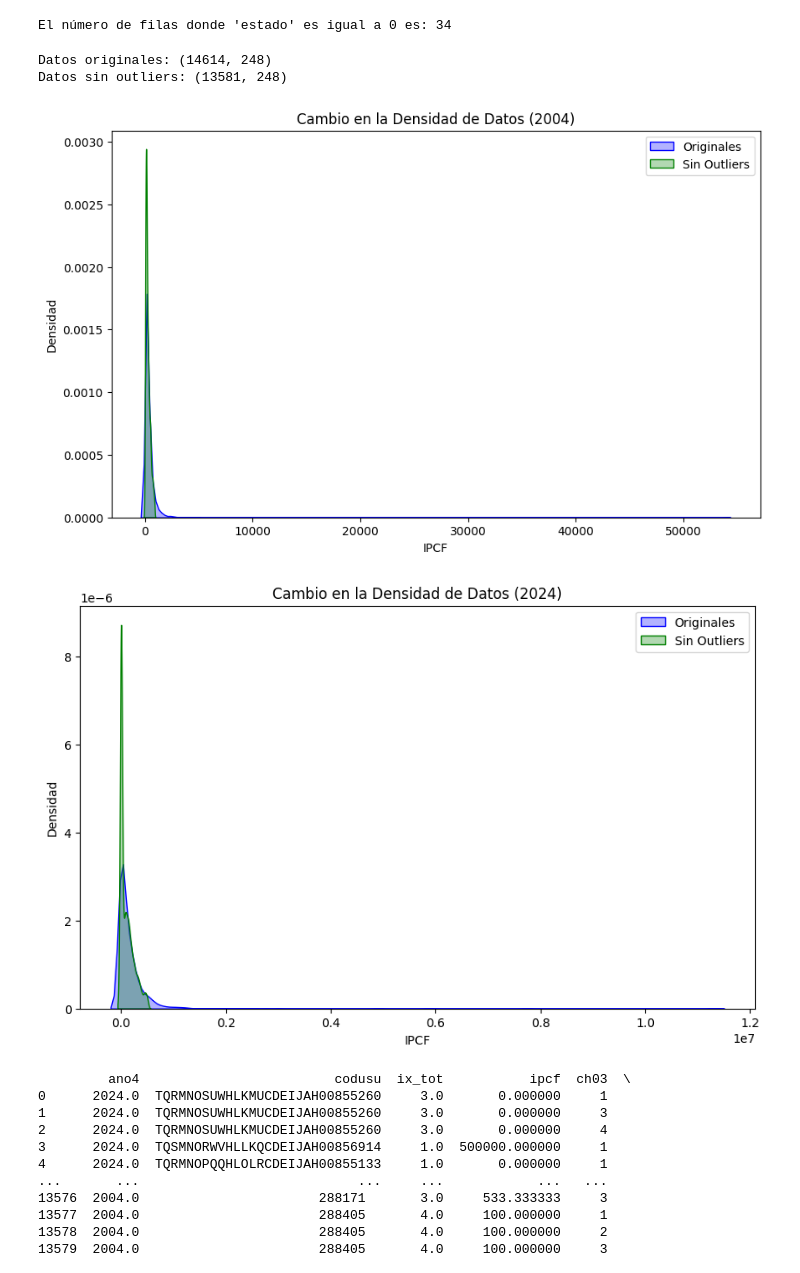
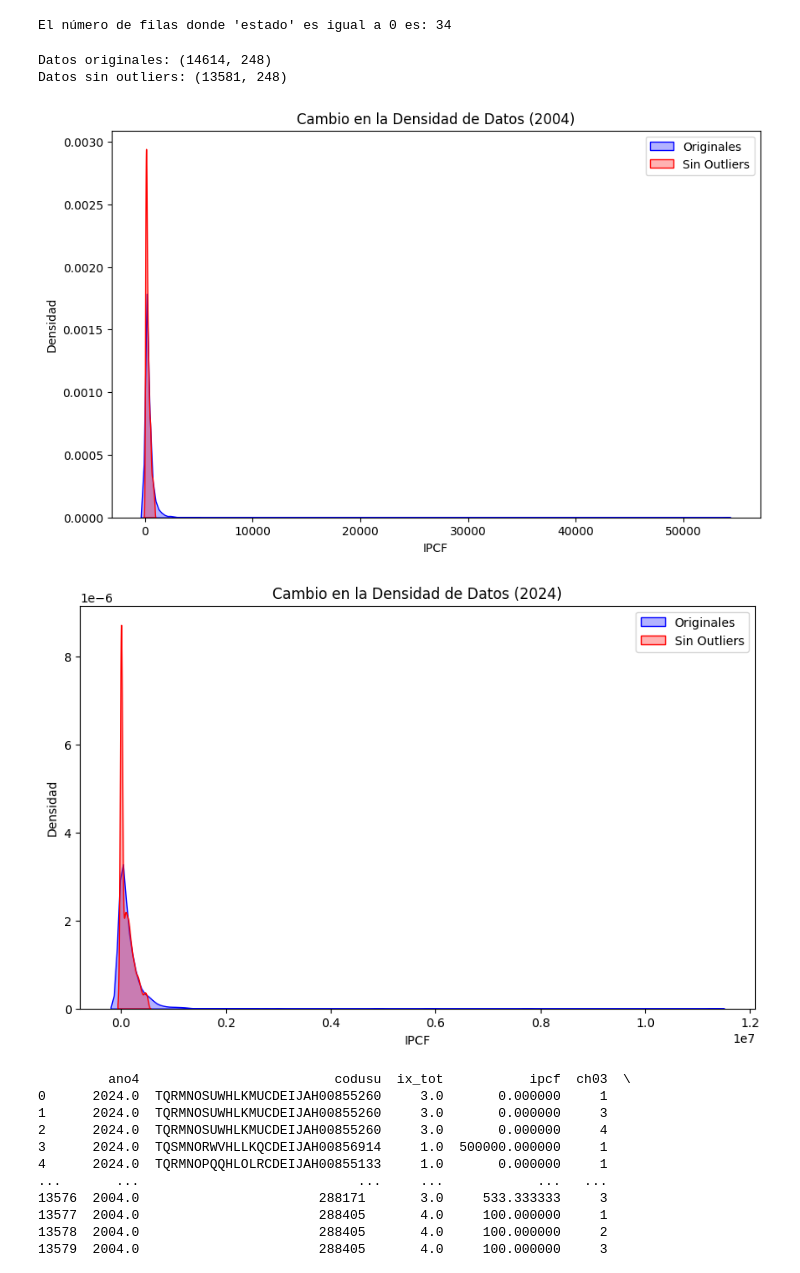
Before and after one commit to AngelaNavajas/CC408-T1-4, a Jupyter notebook: TP4/TP4.ipynb, the cells around one changed output. Drawn from its saved outputs; the diff is of its cells as text; code cells hidden in the pictures.

```diff
--- a/TP4/TP4.ipynb
+++ b/TP4/TP4.ipynb
@@ -425,37 +425,37 @@ print(f"Datos sin outliers: {base_limpia_sin_outliers.shape}")
 
 
 # Filtrar los datos para el año 2004
 datos_2004_originales = base_limpia[base_limpia['ano4'] == 2004]
 datos_2004_sin_outliers = base_limpia_sin_outliers[base_limpia_sin_outliers['ano4'] == 2004]
 # Crear el gráfico de densidad
 plt.figure(figsize=(10, 6))
 sns.kdeplot(datos_2004_originales['ipcf'], label='Originales', color='blue', fill=True, alpha=0.3)
-sns.kdeplot(datos_2004_sin_outliers['ipcf'], label='Sin Outliers', color='green', fill=True, alpha=0.3)
+sns.kdeplot(datos_2004_sin_outliers['ipcf'], label='Sin Outliers', color='red', fill=True, alpha=0.3)
 plt.title('Cambio en la Densidad de Datos (2004)')
 plt.xlabel('IPCF')
 plt.ylabel('Densidad')
 plt.legend()
 plt.show()
 
 
 
 # Filtrar los datos para el año 2004
 datos_2024_originales = base_limpia[base_limpia['ano4'] == 2024]
 datos_2024_sin_outliers = base_limpia_sin_outliers[base_limpia_sin_outliers['ano4'] == 2024]
 # Crear el gráfico de densidad
 plt.figure(figsize=(10, 6))
 sns.kdeplot(datos_2024_originales['ipcf'], label='Originales', color='blue', fill=True, alpha=0.3)
-sns.kdeplot(datos_2024_sin_outliers['ipcf'], label='Sin Outliers', color='green', fill=True, alpha=0.3)
+sns.kdeplot(datos_2024_sin_outliers['ipcf'], label='Sin Outliers', color='red', fill=True, alpha=0.3)
 plt.title('Cambio en la Densidad de Datos (2024)')
 plt.xlabel('IPCF')
 plt.ylabel('Densidad')
 plt.legend()
 plt.show()
 # %% [output]
 Datos originales: (14614, 248)
 Datos sin outliers: (13581, 248)
-[figure, old version]
+[figure, new version]
-[figure, old version]
+[figure, new version]
 # %%
 # nueva base final
 # agarre los valores
```
Also changed, not shown: parts of 13 cells of this notebook.
